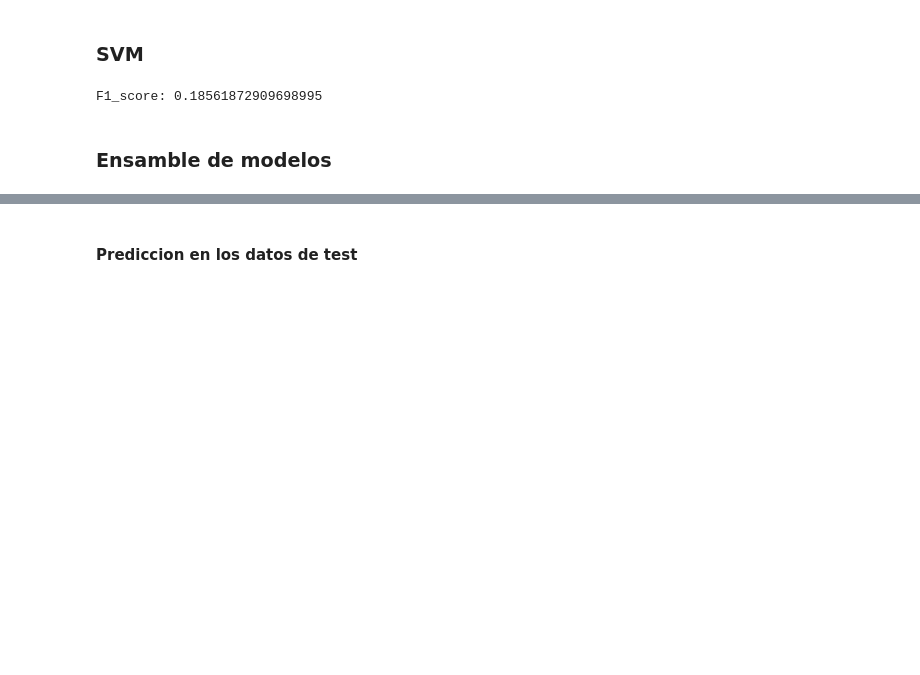
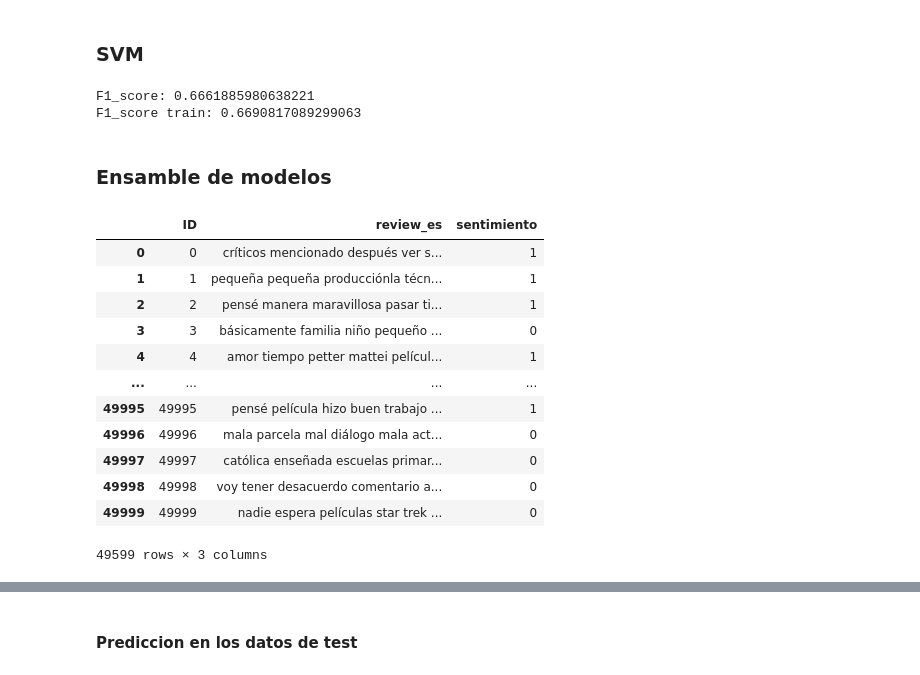
Before and after one commit to JuampiCarosi/7506R-2C2023-GRUPO23, a Jupyter notebook: tp2/7506R_TP2_GRUPO23_ENTREGA.ipynb, the cells around one changed output, grey strips where cells are left out. Cells and saved outputs as stored; diff of their text form; code cells hidden in the pictures; blank space fills up the shorter version.

```diff
--- a/tp2/7506R_TP2_GRUPO23_ENTREGA.ipynb
+++ b/tp2/7506R_TP2_GRUPO23_ENTREGA.ipynb
@@ -629,9 +753,9 @@ df_preprocesado_copy['sentimiento'] = df_preprocesado_copy['sentimiento'].map({'
 X_train, X_test, y_train, y_test = train_test_split(df_preprocesado_copy['review_es'], df_preprocesado_copy['sentimiento'], test_size=0.3, random_state=42)
 
 modelo_svm = Pipeline([
-    ('tfidf', TfidfVectorizer(max_features=7000)),
-    ('scaler', StandardScaler(with_mean=False)),
-    ('svm', SVC(kernel='poly', degree=5))])
+    ('tfidf', TfidfVectorizer(max_features=14500)),
+    ('svm', SVC(C=0.1, random_state=42, gamma='auto', kernel='poly', degree=3))
+    ])
 
 modelo_svm.fit(X_train, y_train)
 
@@ -641,9 +765,26 @@ print(f'F1_score: {f1}')
 f1_train = f1_score(y_train, modelo_svm.predict(X_train))
 print(f'F1_score train: {f1_train}')
 # %% [output]
-F1_score: 0.18561872909698995
+F1_score: 0.6661885980638221
+F1_score train: 0.6690817089299063
 # %% [markdown]
 ### Ensamble de modelos
+# %%
+display(df_preprocesado_copy)
+# %% [output]
+|  | ID | review_es | sentimiento |
+| 0 | 0 | críticos mencionado después ver s... | 1 |
+| 1 | 1 | pequeña pequeña producciónla técn... | 1 |
+| 2 | 2 | pensé manera maravillosa pasar ti... | 1 |
+| 3 | 3 | básicamente familia niño pequeño ... | 0 |
+| 4 | 4 | amor tiempo petter mattei películ... | 1 |
+| ... | ... | ... | ... |
+| 49995 | 49995 | pensé película hizo buen trabajo ... | 1 |
+| 49996 | 49996 | mala parcela mal diálogo mala act... | 0 |
+| 49997 | 49997 | católica enseñada escuelas primar... | 0 |
+| 49998 | 49998 | voy tener desacuerdo comentario a... | 0 |
+| 49999 | 49999 | nadie espera películas star trek ... | 0 |
+49599 rows × 3 columns
 # %%
 from sklearn.ensemble import VotingClassifier
 from sklearn.model_selection import cross_val_score
```
Also changed, not shown: parts of 21 cells of this notebook, 4 other files.
